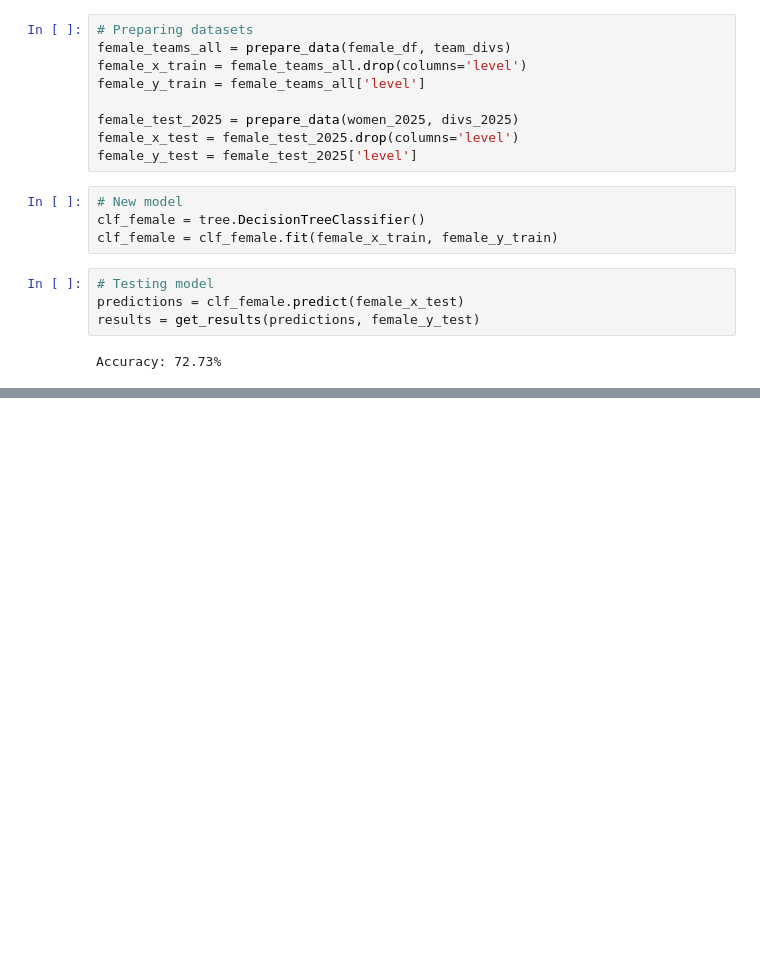
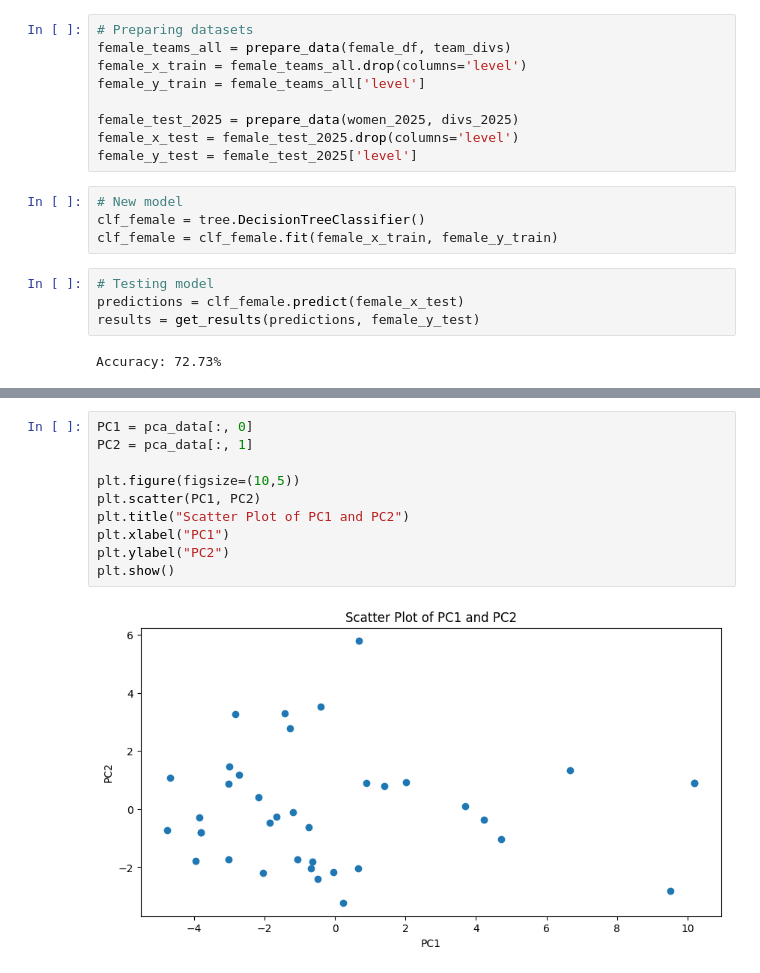
Before and after one commit to samshin3/Ultimate-Player-Division-Classifier, a Jupyter notebook: team_classifier.ipynb, the cells around one changed output, grey strips where cells are left out. Saved outputs shown, nothing was run; the diff lists cells and outputs as text; blank space fills up the shorter version.

```diff
--- a/team_classifier.ipynb
+++ b/team_classifier.ipynb
@@ -141,0 +162,12 @@ Accuracy: 72.73%
+# %%
+PC1 = pca_data[:, 0]
+PC2 = pca_data[:, 1]
+
+plt.figure(figsize=(10,5))
+plt.scatter(PC1, PC2)
+plt.title("Scatter Plot of PC1 and PC2")
+plt.xlabel("PC1")
+plt.ylabel("PC2")
+plt.show()
+# %% [output]
+[figure, added]
```
Also changed, not shown: parts of 3 cells of this notebook.
